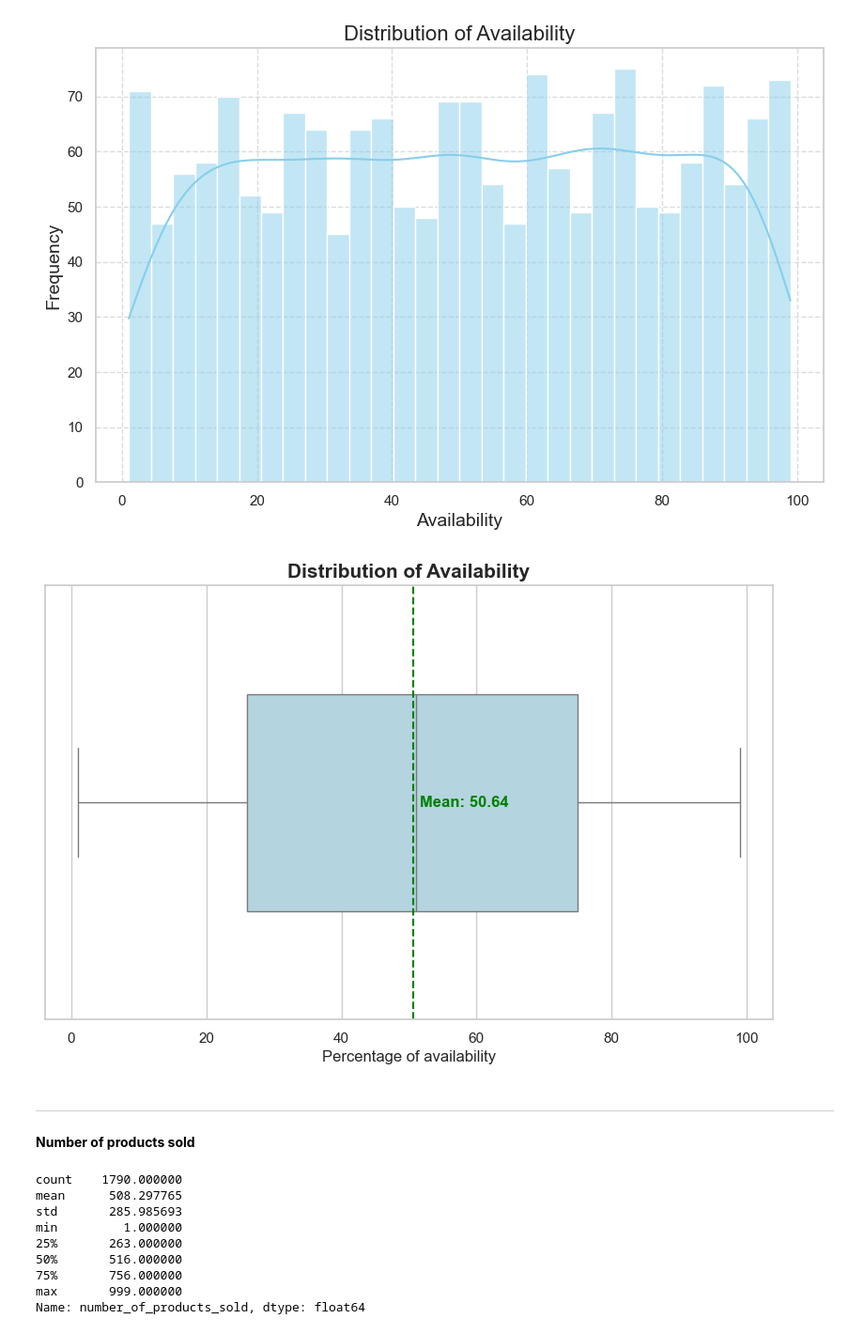
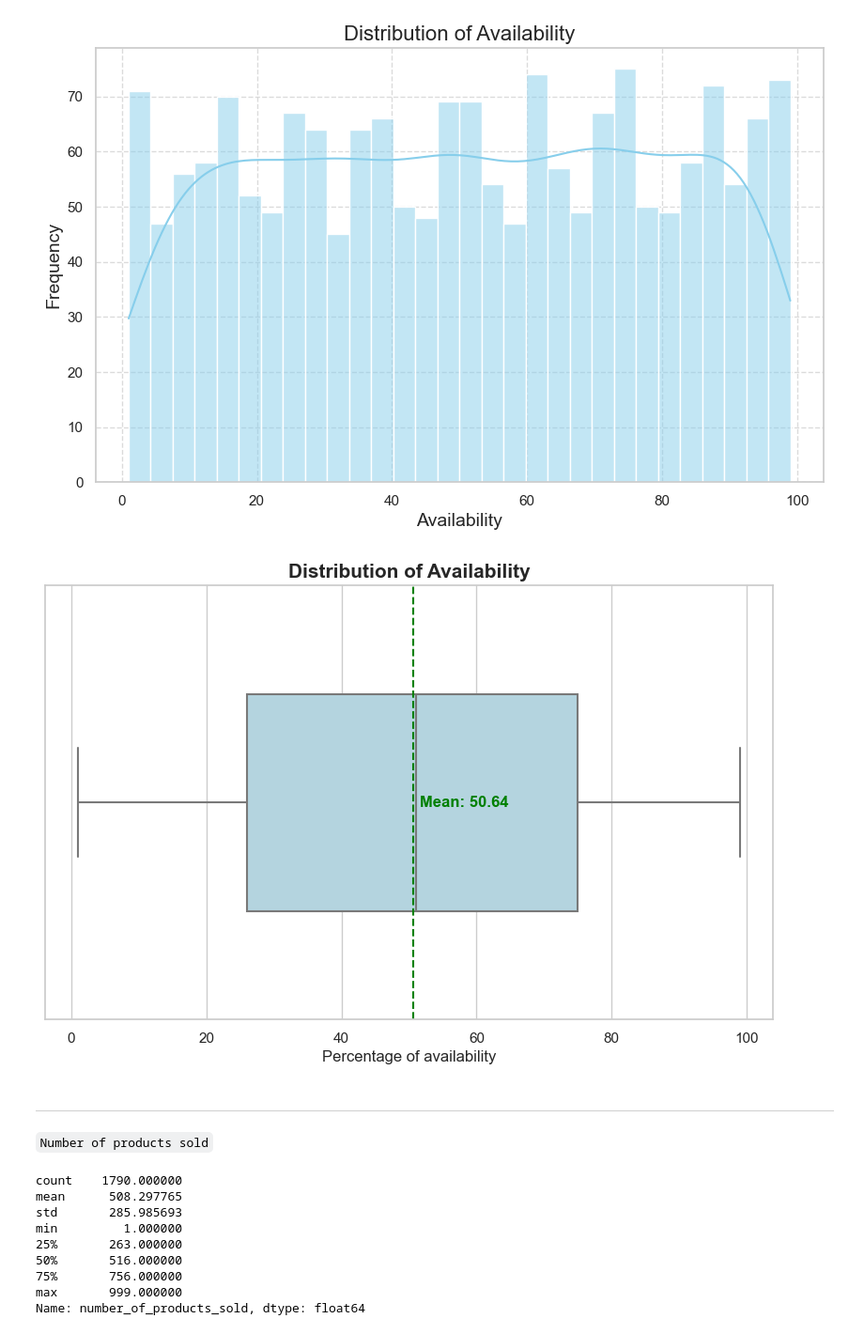
Before and after one commit to ayozmi/ai-logistics, a Jupyter notebook: notebooks/PricePredictor/3_EDA.ipynb, the cells around one changed output. Shown at 94% size. Saved outputs shown, nothing was run; the diff lists cells and outputs as text; code cells hidden in the pictures.

```diff
--- a/notebooks/PricePredictor/3_EDA.ipynb
+++ b/notebooks/PricePredictor/3_EDA.ipynb
@@ -116,2 +97,5 @@ eda = supply_chain_df_cleaned.copy()
+# %%
+# Dataframe for variable analysis
+supply_chain_eda_df = supply_chain_df_cleaned.copy()
 # %% [markdown]
 ---
@@ -142,5 +152,8 @@ print(eda["price"].unique())
 # %% [output]
 Number of unique values: 1636
 [22.79 53.97 80.18 ... 89.58 27.12 64.56]
+# %%
+# Setting style for plots
+sns.set_theme(style="whitegrid")
 # %%
 plt.figure(figsize=(10, 6))
@@ -162,16 +175,14 @@ plt.show()
 - A slight uptick in frequency occurs near the 100 dollar mark.
 - Most products are priced under 60 dollars, highlighting a concentration of more affordable options in the dataset.
 # %%
-sns.set(style="whitegrid")
-
 plt.figure(figsize=(10, 6))
-boxplot = sns.boxplot(x=eda['price'], color='lightblue', fliersize=5, width=0.5)
+boxplot = sns.boxplot(x=supply_chain_eda_df['price'], color='lightblue', fliersize=5, width=0.5)
 
 boxplot.set_title('Distribution of Product Prices', fontsize=15, fontweight='bold')
 boxplot.set_xlabel('Price in Dollars', fontsize=12)
 boxplot.set_ylabel('')
 
-mean_price = eda['price'].mean()
+mean_price = supply_chain_eda_df['price'].mean()
 plt.axvline(mean_price, color='green', linestyle='--')
 plt.text(mean_price + 1, 0, f'Mean: {mean_price:.2f}', color='green', va='center', fontweight='bold')
 
@@ -224,24 +235,22 @@ plt.show()
 # %% [output]
 [figure]
 # %%
-sns.set(style="whitegrid")
-
 plt.figure(figsize=(10, 6))
-boxplot = sns.boxplot(x=eda['availability'], color='lightblue', fliersize=5, width=0.5)
+boxplot = sns.boxplot(x=supply_chain_eda_df['availability'], color='lightblue', fliersize=5, width=0.5)
 
 boxplot.set_title('Distribution of Availability', fontsize=15, fontweight='bold')
 boxplot.set_xlabel('Percentage of availability', fontsize=12)
 boxplot.set_ylabel('')
 
-mean_price = eda['availability'].mean()
+mean_price = supply_chain_eda_df['availability'].mean()
 plt.axvline(mean_price, color='green', linestyle='--')
 plt.text(mean_price + 1, 0, f'Mean: {mean_price:.2f}', color='green', va='center', fontweight='bold')
 
 plt.show()
 # %% [output]
-[figure, old version]
+[figure, new version]
 # %% [markdown]
 ---
 # %% [markdown]
-**Number of products sold**
+`Number of products sold`
 # %%
```
Also changed, not shown: parts of 91 cells of this notebook, 7 other files.
